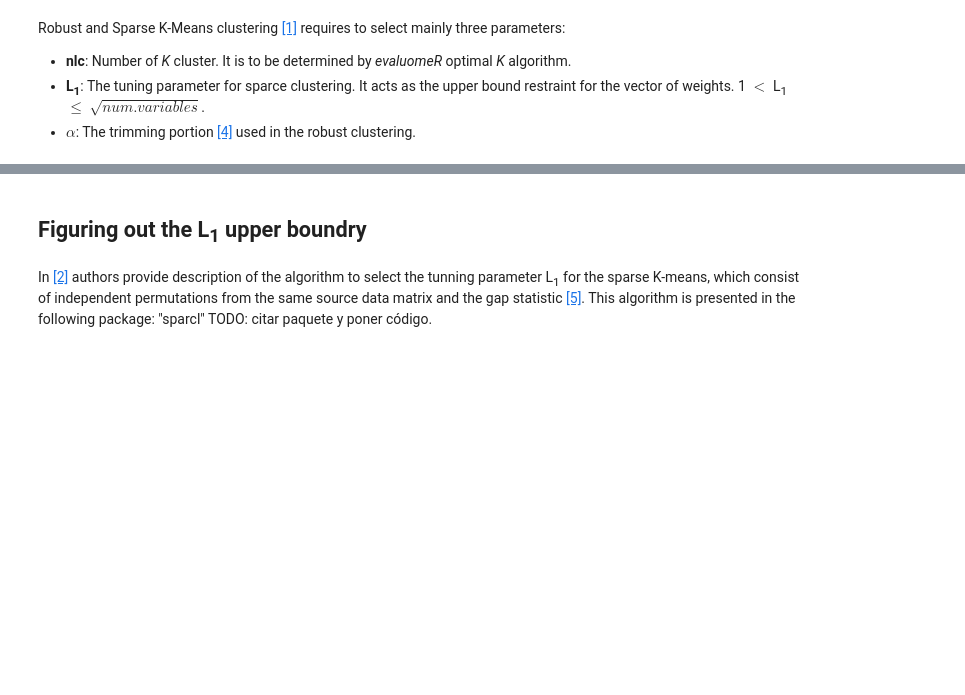
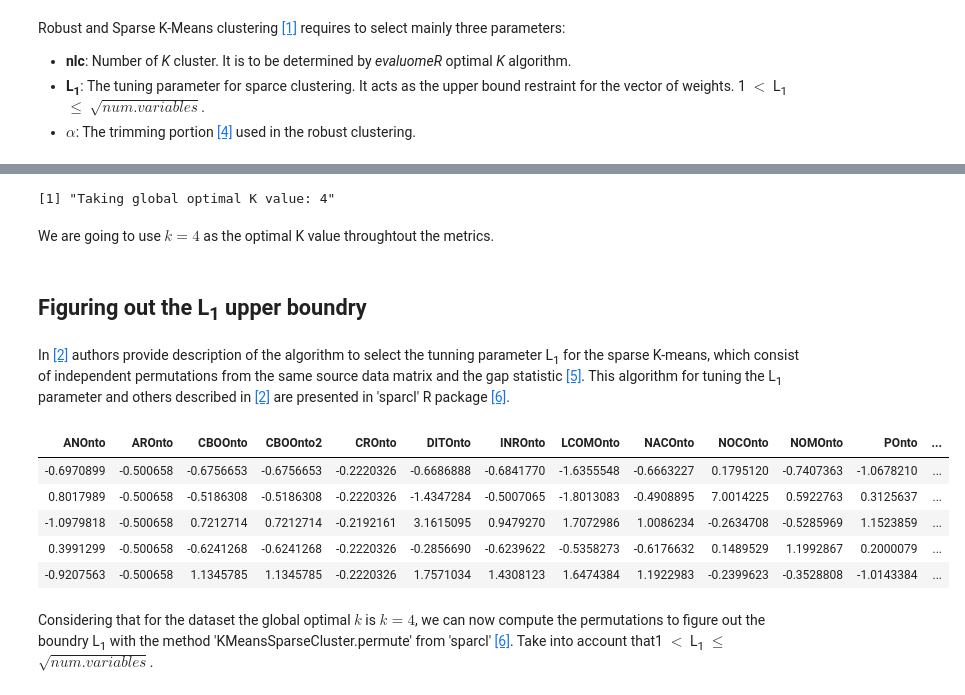
Before and after one commit to neobernad/evaluomeR, a Jupyter notebook: notebooks/local/evaluomeR-RSKC.ipynb, the cells around one changed output, grey strips where cells are left out. Cells and saved outputs as stored; diff of their text form; code cells hidden in the pictures; blank space fills up the shorter version.

```diff
--- a/notebooks/local/evaluomeR-RSKC.ipynb
+++ b/notebooks/local/evaluomeR-RSKC.ipynb
@@ -36,4 +122,25 @@ Robust and Sparse K-Means clustering [[1]](#1) requires to select mainly three p
+# %%
+k_values = as.numeric(unlist(optK['Global_optimal_k']))
+global_k_value = floor(mean(k_values))
+print(paste0("Taking global optimal K value: ", global_k_value))
+# %% [output]
+[1] "Taking global optimal K value: 4"
+# %% [markdown]
+We are going to use $k=4$ as the optimal K value throughtout the metrics.
 # %% [markdown]
-## Figuring out the L<sub>1</sub> upper boundry <a class="anchor" id="l1_boundry"></a>
+## Figuring out the L<sub>1</sub> upper boundry <a class="anchor" id="rskc_l1_boundry"></a>
 # %% [markdown]
-In [[2]](#2) authors provide description of the algorithm to select the tunning parameter L<sub>1</sub> for the sparse K-means, which consist of independent permutations from the same source data matrix and the gap statistic [[5]](#5). This algorithm is presented in the following package: "sparcl" TODO: citar paquete y poner código.
+In [[2]](#2) authors provide description of the algorithm to select the tunning parameter L<sub>1</sub> for the sparse K-means, which consist of independent permutations from the same source data matrix and the gap statistic [[5]](#5). This algorithm for tuning the L<sub>1</sub> parameter and others described in [[2]](#2) are presented in 'sparcl' R package [[6]](#6).
+# %%
+dataMatrix = as.matrix(df)
+dataMatrix = scale(dataMatrix, TRUE, TRUE)
+head(dataMatrix, 5)
+# %% [output]
+| ANOnto | AROnto | CBOOnto | CBOOnto2 | CROnto | DITOnto | INROnto | LCOMOnto | NACOnto | NOCOnto | NOMOnto | POnto | ... |
+| -0.6970899 | -0.500658 | -0.6756653 | -0.6756653 | -0.2220326 | -0.6686888 | -0.6841770 | -1.6355548 | -0.6663227 | 0.1795120 | -0.7407363 | -1.0678210 | ... |
+| 0.8017989 | -0.500658 | -0.5186308 | -0.5186308 | -0.2220326 | -1.4347284 | -0.5007065 | -1.8013083 | -0.4908895 | 7.0014225 | 0.5922763 | 0.3125637 | ... |
+| -1.0979818 | -0.500658 | 0.7212714 | 0.7212714 | -0.2192161 | 3.1615095 | 0.9479270 | 1.7072986 | 1.0086234 | -0.2634708 | -0.5285969 | 1.1523859 | ... |
+| 0.3991299 | -0.500658 | -0.6241268 | -0.6241268 | -0.2220326 | -0.2856690 | -0.6239622 | -0.5358273 | -0.6176632 | 0.1489529 | 1.1992867 | 0.2000079 | ... |
+| -0.9207563 | -0.500658 | 1.1345785 | 1.1345785 | -0.2220326 | 1.7571034 | 1.4308123 | 1.6474384 | 1.1922983 | -0.2399623 | -0.3528808 | -1.0143384 | ... |
+# %% [markdown]
+Considering that for the dataset the global optimal $k$ is $k=4$, we can now compute the permutations to figure out the boundry L<sub>1</sub> with the method 'KMeansSparseCluster.permute' from 'sparcl' [[6]](#6). Take into account that1 $<$ L<sub>1</sub> $\leq$ $\sqrt{num.variables}$.
```
Also changed, not shown: parts of 11 cells of this notebook.
